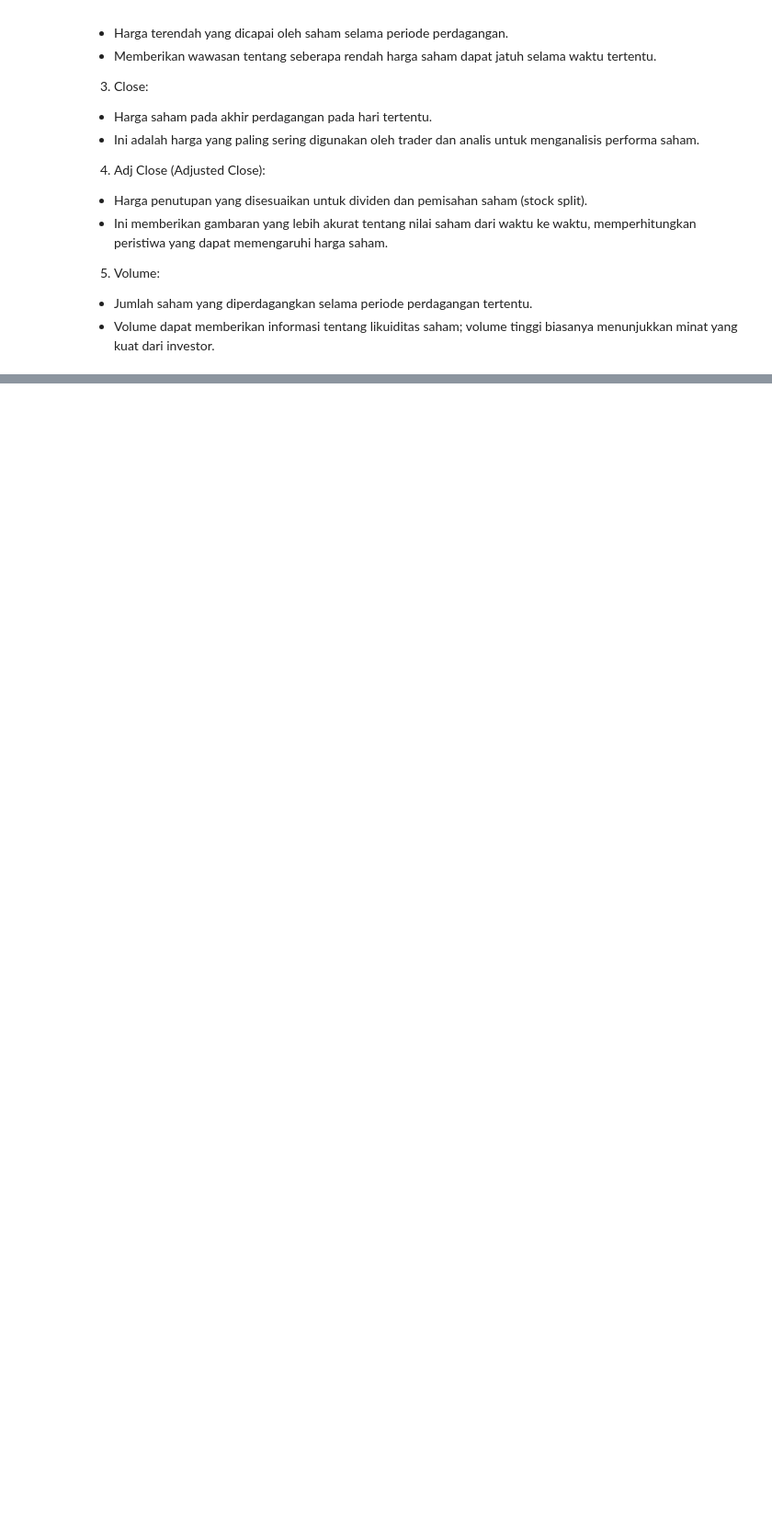
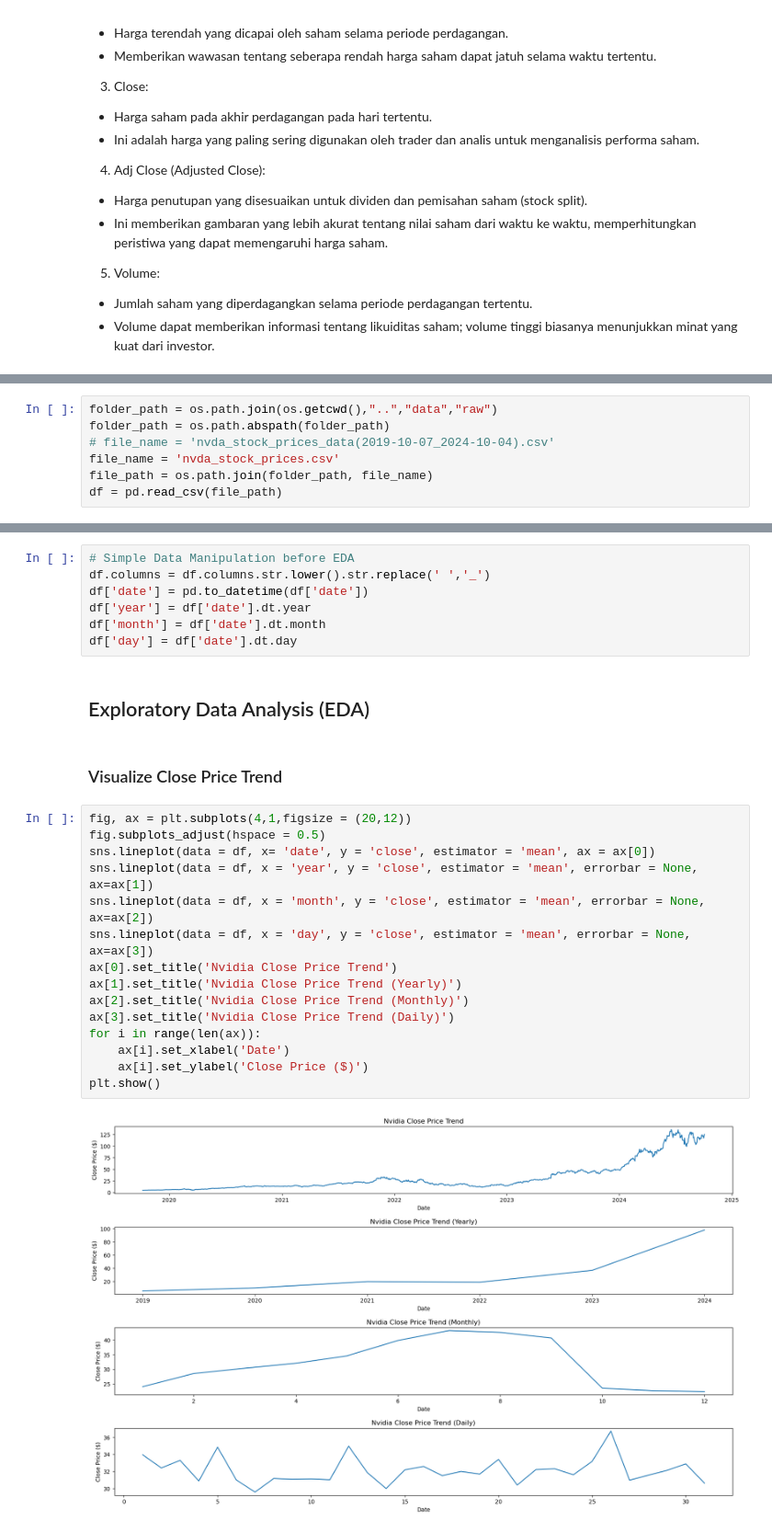
Before and after one commit to fadhilrezam/Time_Series_Forecasting_Stock_Market, a Jupyter notebook: notebooks/main.ipynb, the cells around one changed output, grey strips where cells are left out. Shown at 92% size. Drawn from its saved outputs; the diff is of its cells as text; blank space fills up the shorter version.

```diff
--- a/notebooks/main.ipynb
+++ b/notebooks/main.ipynb
@@ -410,0 +53,7 @@ RMSE Score (Opt with Regressor and Hyperparameter Tuning): 0.44
+# %%
+folder_path = os.path.join(os.getcwd(),"..","data","raw")
+folder_path = os.path.abspath(folder_path)
+# file_name = 'nvda_stock_prices_data(2019-10-07_2024-10-04).csv'
+file_name = 'nvda_stock_prices.csv'
+file_path = os.path.join(folder_path, file_name)
+df = pd.read_csv(file_path)
@@ -410,0 +102,28 @@ RMSE Score (Opt with Regressor and Hyperparameter Tuning): 0.44
+# %%
+# Simple Data Manipulation before EDA
+df.columns = df.columns.str.lower().str.replace(' ','_')
+df['date'] = pd.to_datetime(df['date'])
+df['year'] = df['date'].dt.year
+df['month'] = df['date'].dt.month
+df['day'] = df['date'].dt.day
+# %% [markdown]
+## Exploratory Data Analysis (EDA)
+# %% [markdown]
+### Visualize Close Price Trend
+# %%
+fig, ax = plt.subplots(4,1,figsize = (20,12))
+fig.subplots_adjust(hspace = 0.5)
+sns.lineplot(data = df, x= 'date', y = 'close', estimator = 'mean', ax = ax[0])
+sns.lineplot(data = df, x = 'year', y = 'close', estimator = 'mean', errorbar = None, ax=ax[1])
+sns.lineplot(data = df, x = 'month', y = 'close', estimator = 'mean', errorbar = None, ax=ax[2])
+sns.lineplot(data = df, x = 'day', y = 'close', estimator = 'mean', errorbar = None, ax=ax[3])
+ax[0].set_title('Nvidia Close Price Trend')
+ax[1].set_title('Nvidia Close Price Trend (Yearly)')
+ax[2].set_title('Nvidia Close Price Trend (Monthly)')
+ax[3].set_title('Nvidia Close Price Trend (Daily)')
+for i in range(len(ax)):
+    ax[i].set_xlabel('Date')
+    ax[i].set_ylabel('Close Price ($)')
+plt.show()
+# %% [output]
+[figure, added]
```
Also changed, not shown: parts of 99 cells of this notebook, 3 other files.
